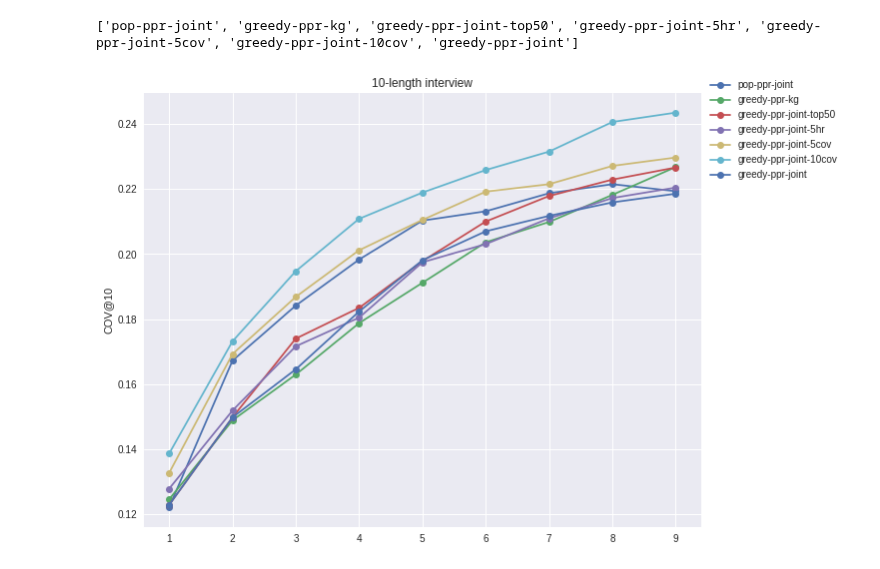
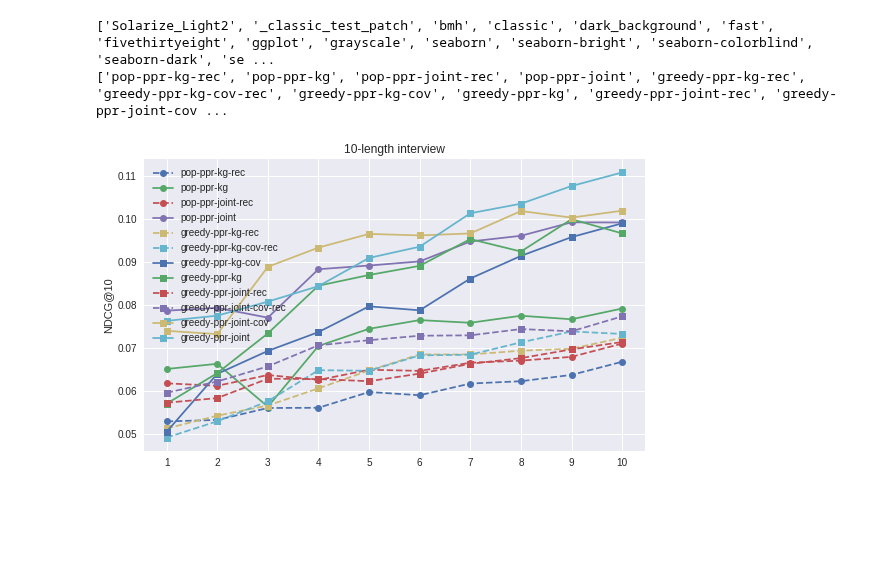
Before and after one commit to MI-911/cold-start-framework, a Jupyter notebook: tools/analysis/results/line_plot.ipynb, the cells around one changed output. Saved outputs shown, nothing was run; the diff lists cells and outputs as text; code cells hidden in the pictures; blank space fills up the shorter version.

Commit message:
New model configuration

```diff
--- a/tools/analysis/results/line_plot.ipynb
+++ b/tools/analysis/results/line_plot.ipynb
@@ -1,38 +1,41 @@
 # %%
 from requests import get
 import matplotlib.pyplot as plt
 import numpy as np
 from scipy.stats import ttest_ind, ttest_rel
 
 plt.rcParams['font.sans-serif'] = 'Helvetica'
 plt.rcParams['axes.linewidth'] = 0.8
+print(plt.style.available)
 plt.style.use('seaborn')
 
-metric = 'cov'
+metric = 'ndcg'
 cutoff = '10'
 n_questions = 10
 significance_level = 0.05
 
 #data = get(f'https://mindreader.tech/spectate/results/final_equal_popularity/{metric}/{cutoff}').json()
-data = get(f'http://localhost:5000/spectate/results/150k_equal/{metric}/{cutoff}').json()
-#
-models = sorted([key for key in data.keys() if 'rec' not in key], reverse=True)
+data = get(f'http://localhost:5000/spectate/results/170k_equal/{metric}/{cutoff}').json()
+# if 'rec' in key
+models = sorted([key for key in data.keys()], reverse=True)
 
 print(models)
-fig, ax = plt.subplots(figsize=(10, 8))
+fig, ax = plt.subplots(figsize=(8, 5))
 
 for model in models:
-    x = np.arange(1, 10, 1)
+    x = np.arange(1, 11, 1)
     y = [np.mean(data[model][key- 1]) for key in x]
 
-    plt.plot(x, y, label=model, marker='o', linestyle='dashed' if model.endswith('rec') else 'solid')
+    plt.plot(x, y, label=model, marker='o' if 'pop' in model else 's', linestyle='dashed' if model.endswith('rec') else 'solid')
 
 plt.ylabel(f'{metric.upper()}@{cutoff}')
 plt.title(f'{n_questions}-length interview')
 
-plt.legend(bbox_to_anchor=(1, 1.05))
+plt.xticks(x)
+plt.legend()
 plt.savefig('lineplot.pdf', bbox_inches='tight')
 plt.show()
 # %% [output]
-['pop-ppr-joint', 'greedy-ppr-kg', 'greedy-ppr-joint-top50', 'greedy-ppr-joint-5hr', 'greedy-ppr-joint-5cov', 'greedy-ppr-joint-10cov', 'greedy-ppr-joint']
+['Solarize_Light2', '_classic_test_patch', 'bmh', 'classic', 'dark_background', 'fast', 'fivethirtyeight', 'ggplot', 'grayscale', 'seaborn', 'seaborn-bright', 'seaborn-colorblind', 'seaborn-dark', 'se ...
+['pop-ppr-kg-rec', 'pop-ppr-kg', 'pop-ppr-joint-rec', 'pop-ppr-joint', 'greedy-ppr-kg-rec', 'greedy-ppr-kg-cov-rec', 'greedy-ppr-kg-cov', 'greedy-ppr-kg', 'greedy-ppr-joint-rec', 'greedy-ppr-joint-cov ...
-[figure, old version]
+[figure, new version]
```
Also changed, not shown: 5 other files.
